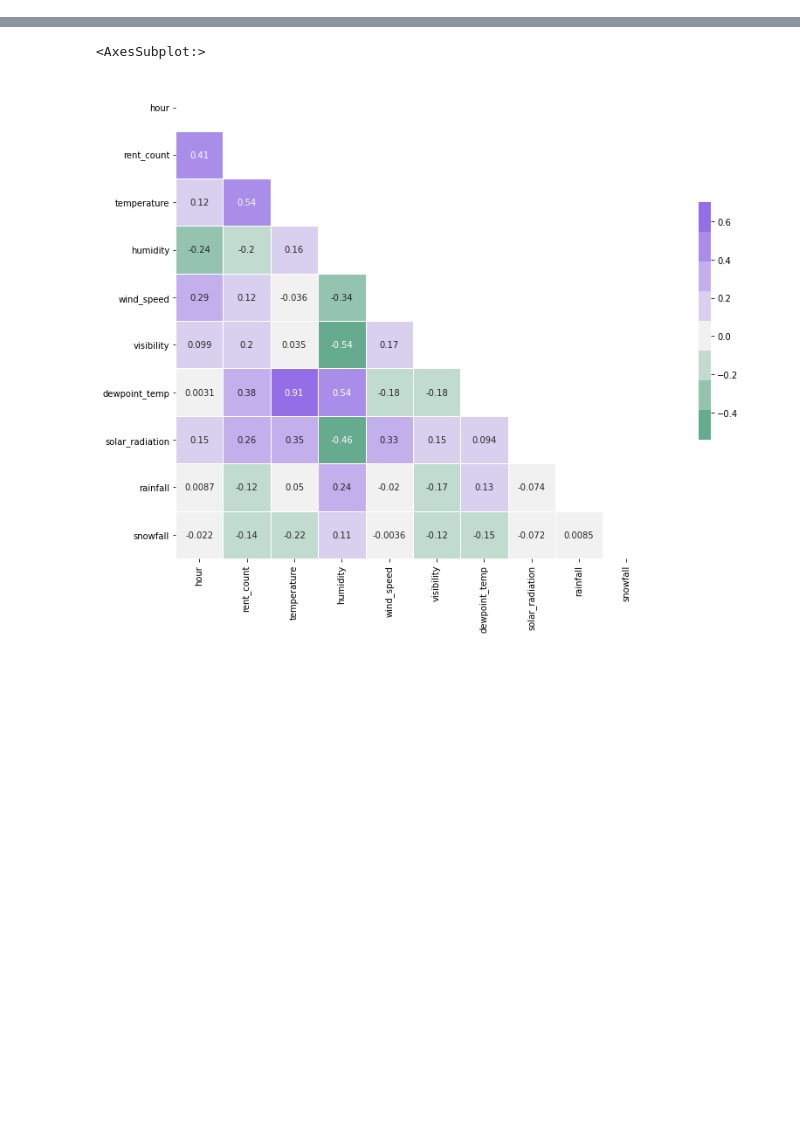
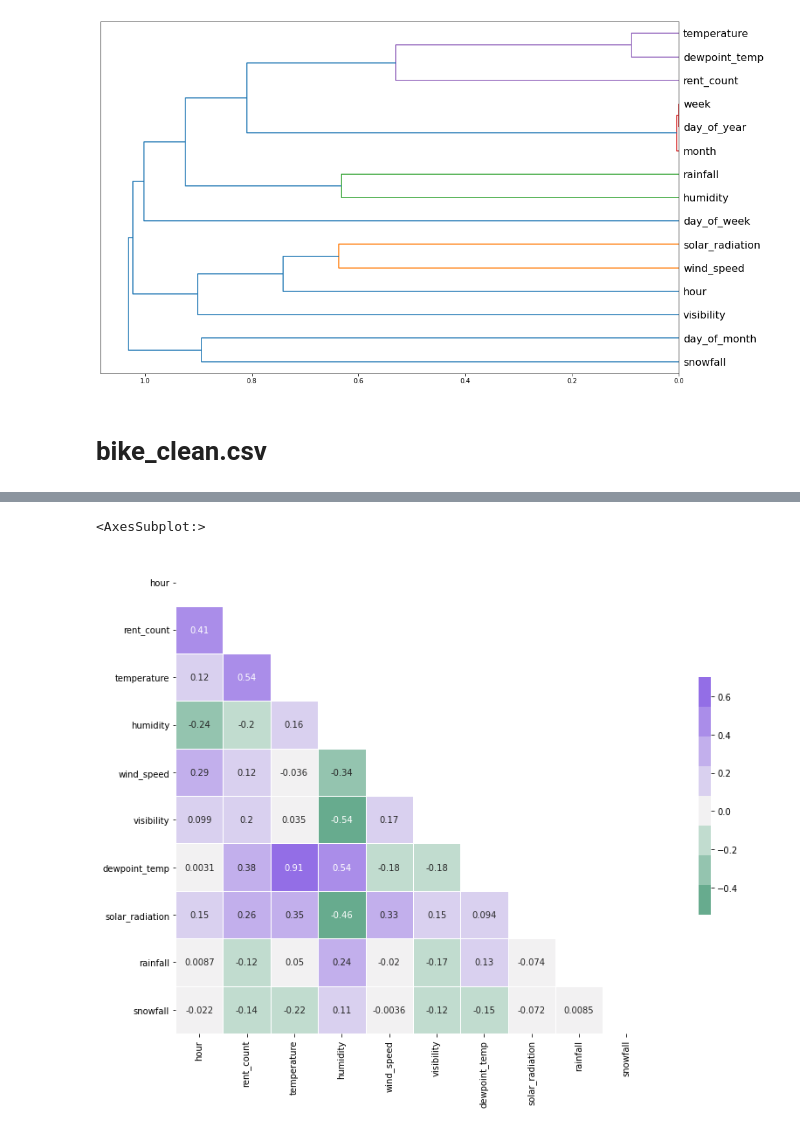
Before and after one commit to Jiian/seoulbike, a Jupyter notebook: data_eda/correlation.ipynb, the cells around one changed output, grey strips where cells are left out. Saved outputs shown, nothing was run; the diff lists cells and outputs as text; code cells hidden in the pictures; blank space fills up the shorter version.

```diff
--- a/data_eda/correlation.ipynb
+++ b/data_eda/correlation.ipynb
@@ -7,3 +57,9 @@ import seaborn as sns
+# %%
+HR.plot_dendro_col(dfn)
+# %% [output]
+[figure, added]
+# %% [markdown]
+# bike_clean.csv
 # %%
 df = pd.read_csv('../data/bike_clean.csv')
 df.head()
```
Also changed, not shown: parts of 6 cells of this notebook, 4 other files.
